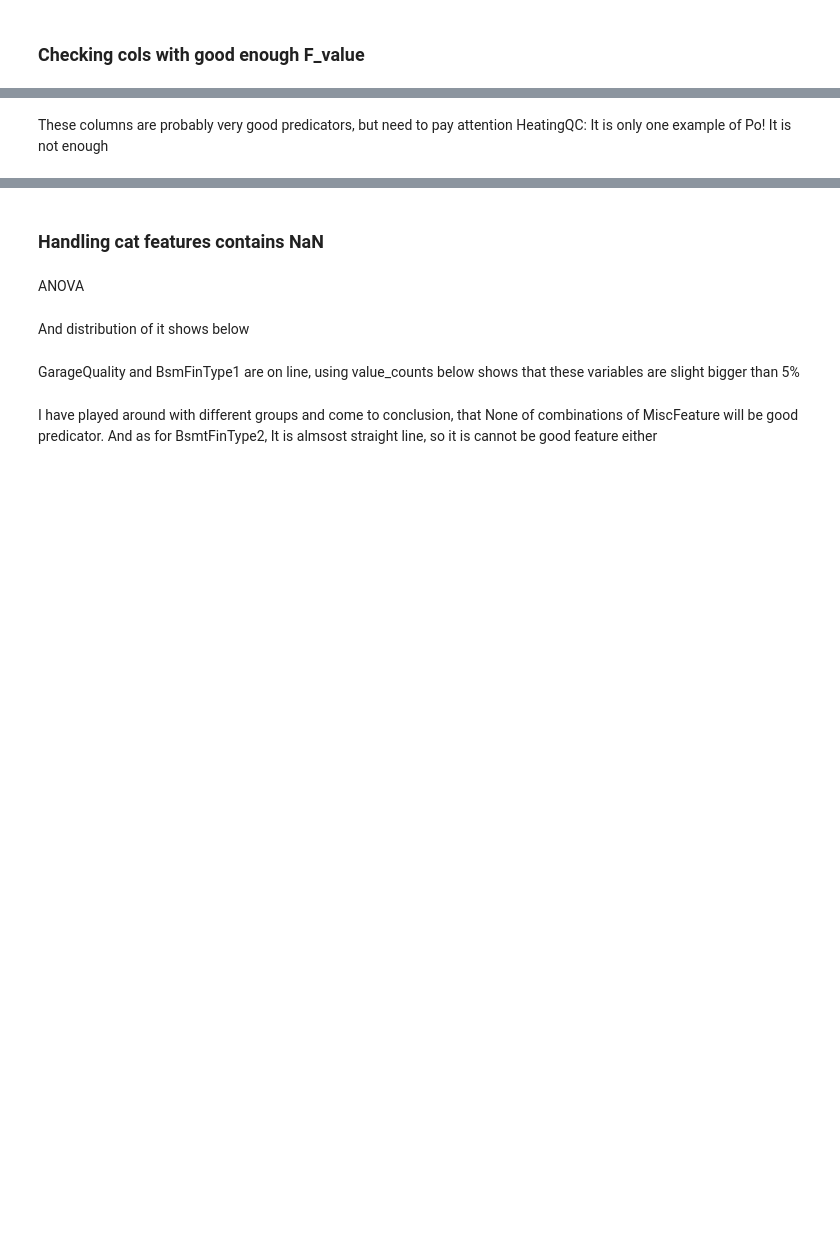
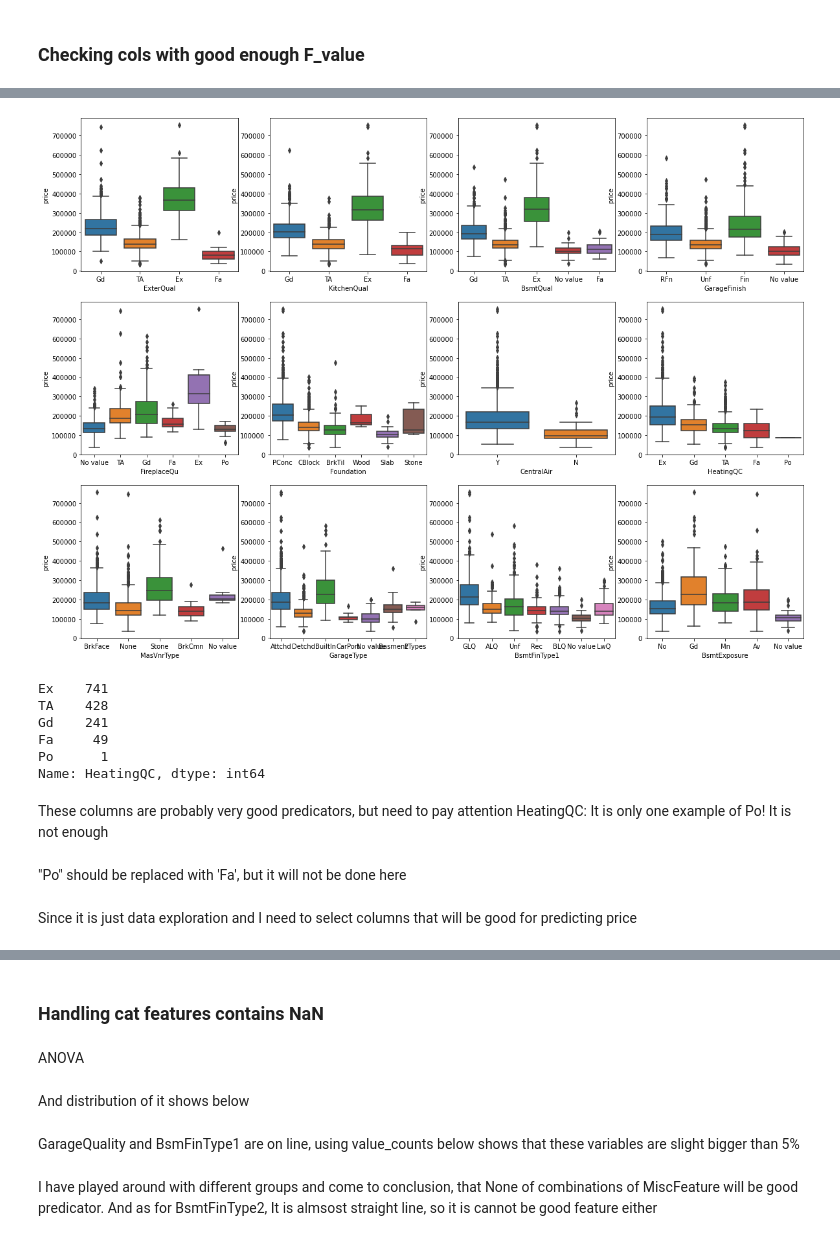
Before and after one commit to Golden-dreamer/kaggle-house, a Jupyter notebook: notebooks/Data exploration.ipynb, the cells around one changed output, grey strips where cells are left out. Drawn from its saved outputs; the diff is of its cells as text; code cells hidden in the pictures; blank space fills up the shorter version.

```diff
--- a/notebooks/Data exploration.ipynb
+++ b/notebooks/Data exploration.ipynb
@@ -1117,8 +1186,21 @@ cols_with_big_F_score
 # %%
-make_boxplots(cols_with_big_F_score, without_nan_df)
+make_boxplots(cols_with_big_F_score, replaced_nans)
+# %% [output]
+[figure, added]
 # %%
-without_nan_df['HeatingQC'].value_counts()
+replaced_nans['HeatingQC'].value_counts()
+# %% [output]
+Ex    741
+TA    428
+Gd    241
+Fa     49
+Po      1
+Name: HeatingQC, dtype: int64
 # %% [markdown]
 These columns are probably very good predicators, but need to pay attention HeatingQC: It is only one example of Po! It is not enough
+# %% [markdown]
+"Po" should be replaced with 'Fa', but it will not be done here
+# %% [markdown]
+Since it is just data exploration and I need to select columns that will be good for predicting price
 # %%
 cols_with_big_F_score
```
Also changed, not shown: parts of 68 cells of this notebook.
